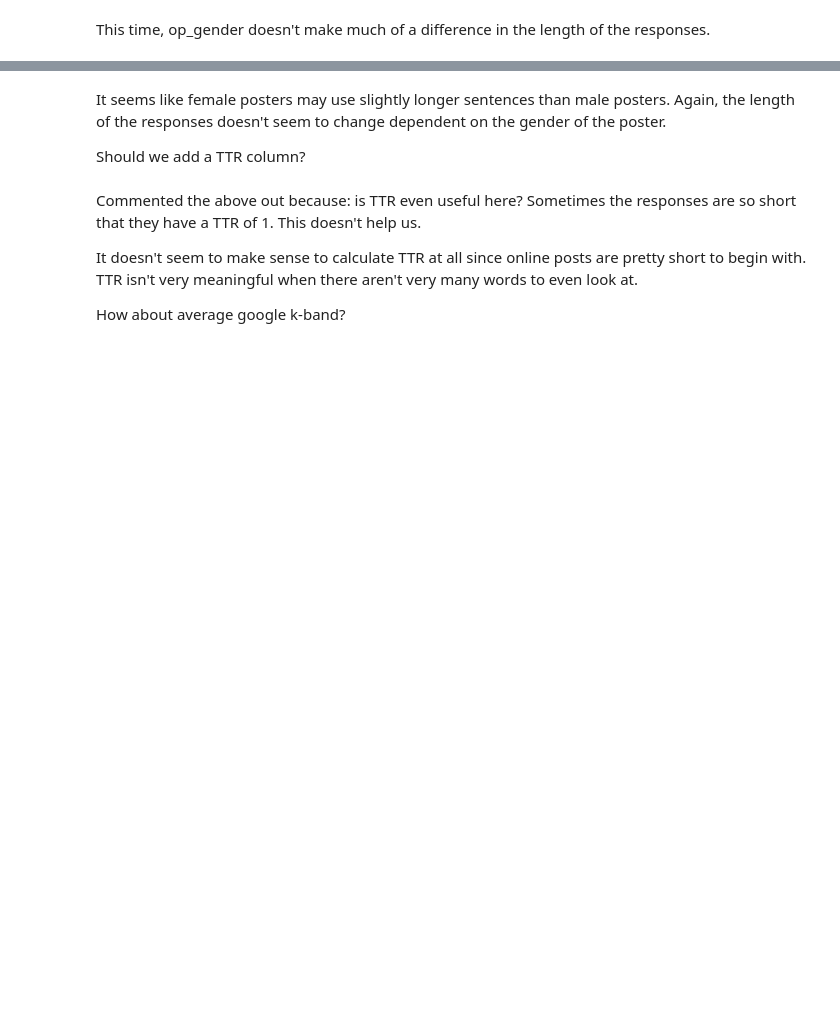
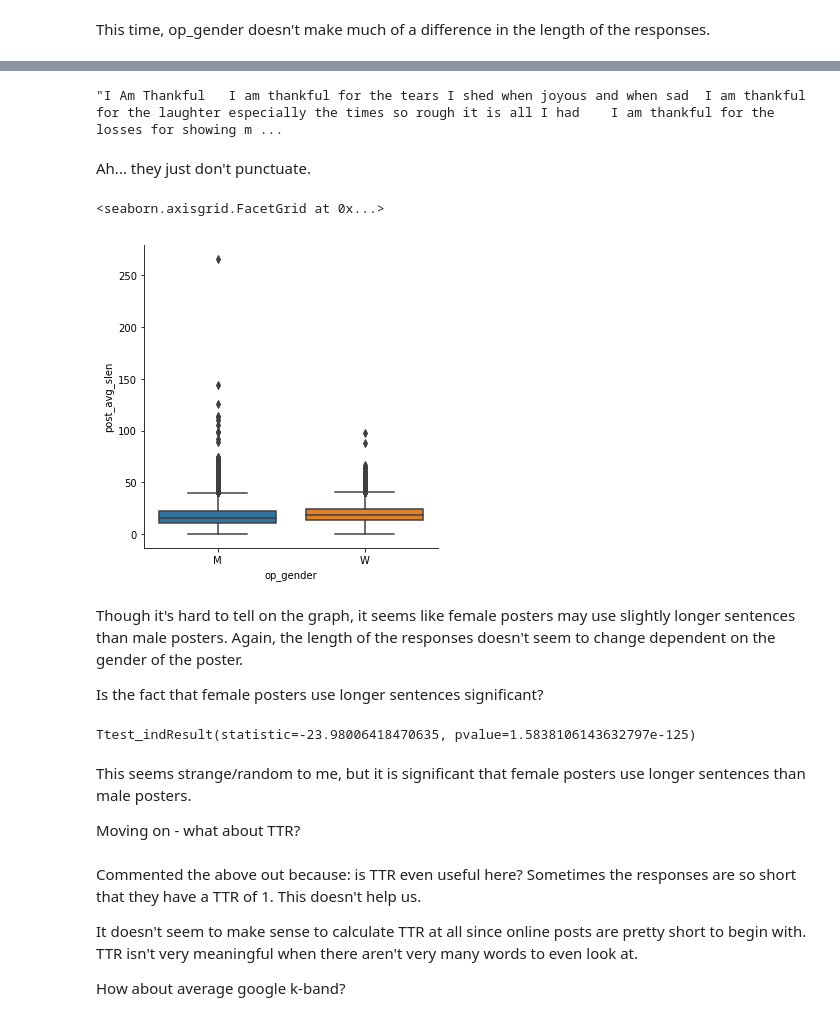
Before and after one commit to Data-Science-for-Linguists-2019/Gendered-Interaction-Online, a Jupyter notebook: main_analysis.ipynb, the cells around one changed output, grey strips where cells are left out. Saved outputs shown, nothing was run; the diff lists cells and outputs as text; code cells hidden in the pictures; blank space fills up the shorter version.

```diff
--- a/main_analysis.ipynb
+++ b/main_analysis.ipynb
@@ -445,6 +466,6 @@ fb_congress_df.op_category.value_counts()
 # %%
 # so there are 14M entries. That's a TON to tokenize. Let's take a sample of 50,000
-# should I do a stratified sample?
-fb_congress_sample = fb_congress_df.sample(50000)
+# exclude when responses don't exist for a post
+fb_congress_sample = fb_congress_df[fb_congress_df.response_text != ''].sample(50000)
 fb_congress_sample.sort_index(inplace=True)
 fb_congress_sample.head()
@@ -495,6 +562,10 @@ response_sent_count = fb_congress_sample.response_text.map(lambda x: len(nltk.se
 # find average sentence length
 post_avg_sent_length = fb_congress_sample.post_length / post_sent_count
 response_avg_sent_length = fb_congress_sample.response_length / response_sent_count
+
+# if NaN, set to 0
+post_avg_sent_length.fillna(0, inplace=True)
+response_avg_sent_length.fillna(0, inplace=True)
 # %%
 # make new columns
 fb_congress_sample['post_avg_slen'] = post_avg_sent_length
@@ -507,7 +591,29 @@ fb_congress_sample.groupby('op_gender')[['post_avg_slen','response_avg_slen']].d
+# %%
+# what is this really long sentence?
+fb_congress_sample[fb_congress_sample.post_avg_slen == 266.0].post_text.iloc[0]
+# %% [output]
+"I Am Thankful   I am thankful for the tears I shed when joyous and when sad  I am thankful for the laughter especially the times so rough it is all I had    I am thankful for the losses for showing m ...
+# %% [markdown]
+Ah... they just don't punctuate.
+# %%
+sns.catplot(x='op_gender', y='post_avg_slen', kind='box', data=fb_congress_sample)
+# %% [output]
+<seaborn.axisgrid.FacetGrid at 0x...>
+[figure, added]
 # %% [markdown]
-It seems like female posters may use slightly longer sentences than male posters. Again, the length of the responses doesn't seem to change dependent on the gender of the poster.
+Though it's hard to tell on the graph, it seems like female posters may use slightly longer sentences than male posters. Again, the length of the responses doesn't seem to change dependent on the gender of the poster.
 
-Should we add a TTR column?
+Is the fact that female posters use longer sentences significant?
+# %%
+stats.ttest_ind(fb_congress_sample[fb_congress_sample.op_gender == 'M'].post_avg_slen,
+                fb_congress_sample[fb_congress_sample.op_gender == 'W'].post_avg_slen,
+                equal_var=False)
+# %% [output]
+Ttest_indResult(statistic=-23.98006418470635, pvalue=1.5838106143632797e-125)
+# %% [markdown]
+This seems strange/random to me, but it is significant that female posters use longer sentences than male posters.
+
+Moving on - what about TTR?
 # %%
 # define TTR
 def get_ttr(tokens):
```
Also changed, not shown: parts of 88 cells of this notebook.
